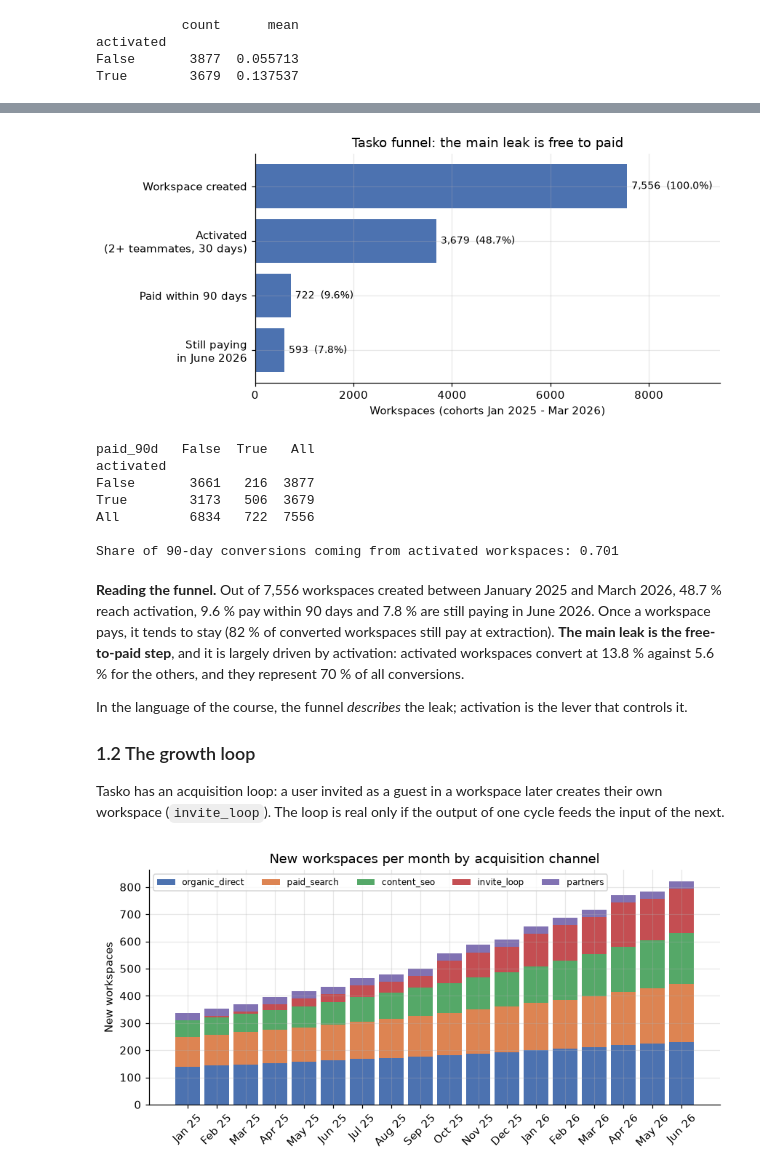
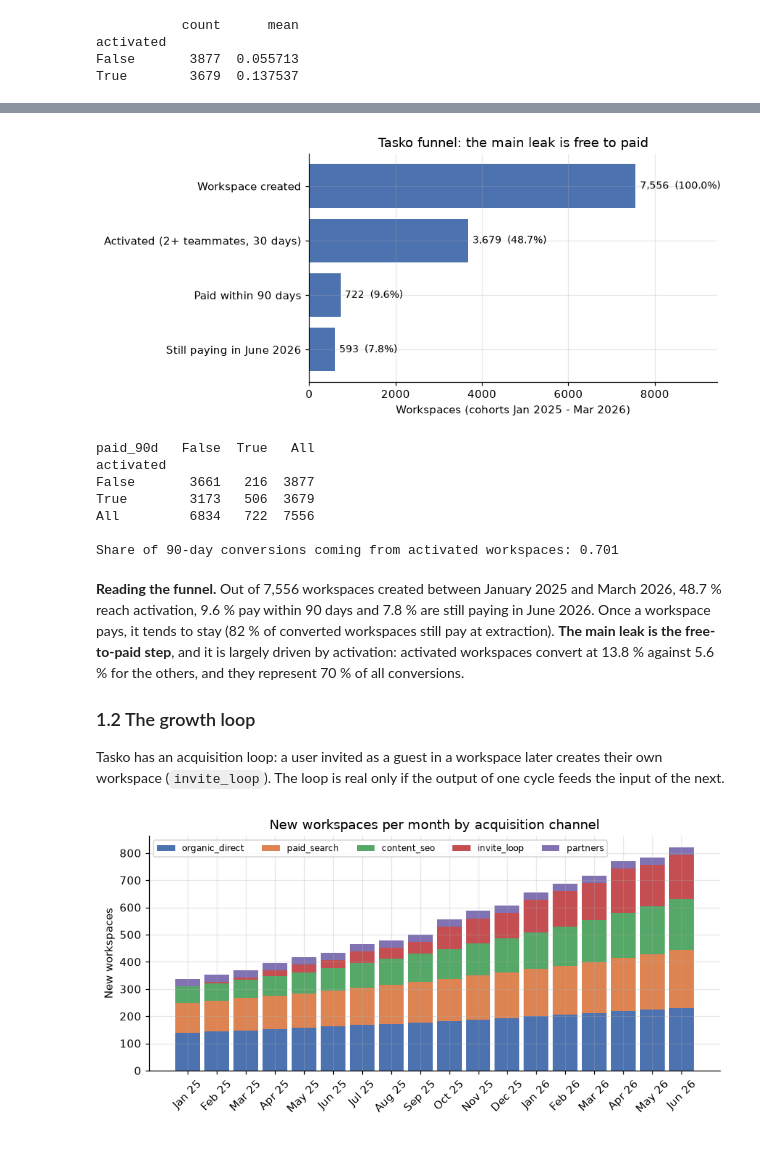
Before and after one commit to 2MOData/Growth_Nouveau, a Jupyter notebook: Tasko_growth_analysis.ipynb, the cells around one changed output, grey strips where cells are left out. Cells and saved outputs as stored; diff of their text form; code cells hidden in the pictures.

```diff
--- a/Tasko_growth_analysis.ipynb
+++ b/Tasko_growth_analysis.ipynb
@@ -328,9 +330,9 @@ True        3679  0.137537
 # %%
 funnel = pd.Series({
     "Workspace created": len(mature),
-    "Activated\n(2+ teammates, 30 days)": mature["activated"].sum(),
+    "Activated (2+ teammates, 30 days)": mature["activated"].sum(),
     "Paid within 90 days": mature["paid_90d"].sum(),
-    "Still paying\nin June 2026": mature["paying_june"].sum(),
+    "Still paying in June 2026": mature["paying_june"].sum(),
 })
 step = funnel / funnel.shift(1)
 print(pd.DataFrame({"count": funnel, "% of created": (funnel / funnel.iloc[0] * 100).round(1), "% of previous step": (step * 100).round(1)}))
@@ -351,4 +353,4 @@ Still paying\nin June 2026            593           7.8                82.1
-[figure, old version]
+[figure, new version]
 # %%
 # where do the paying workspaces come from?
 print(pd.crosstab(mature["activated"], mature["paid_90d"], margins=True))
@@ -364,8 +366,6 @@ All         6834   722  7556
 Share of 90-day conversions coming from activated workspaces: 0.701
 # %% [markdown]
 **Reading the funnel.** Out of 7,556 workspaces created between January 2025 and March 2026, 48.7 % reach activation, 9.6 % pay within 90 days and 7.8 % are still paying in June 2026. Once a workspace pays, it tends to stay (82 % of converted workspaces still pay at extraction). **The main leak is the free-to-paid step**, and it is largely driven by activation: activated workspaces convert at 13.8 % against 5.6 % for the others, and they represent 70 % of all conversions.
-
-In the language of the course, the funnel *describes* the leak; activation is the lever that controls it.
 
 ### 1.2 The growth loop
 
```
Also changed, not shown: parts of 5 cells of this notebook.
